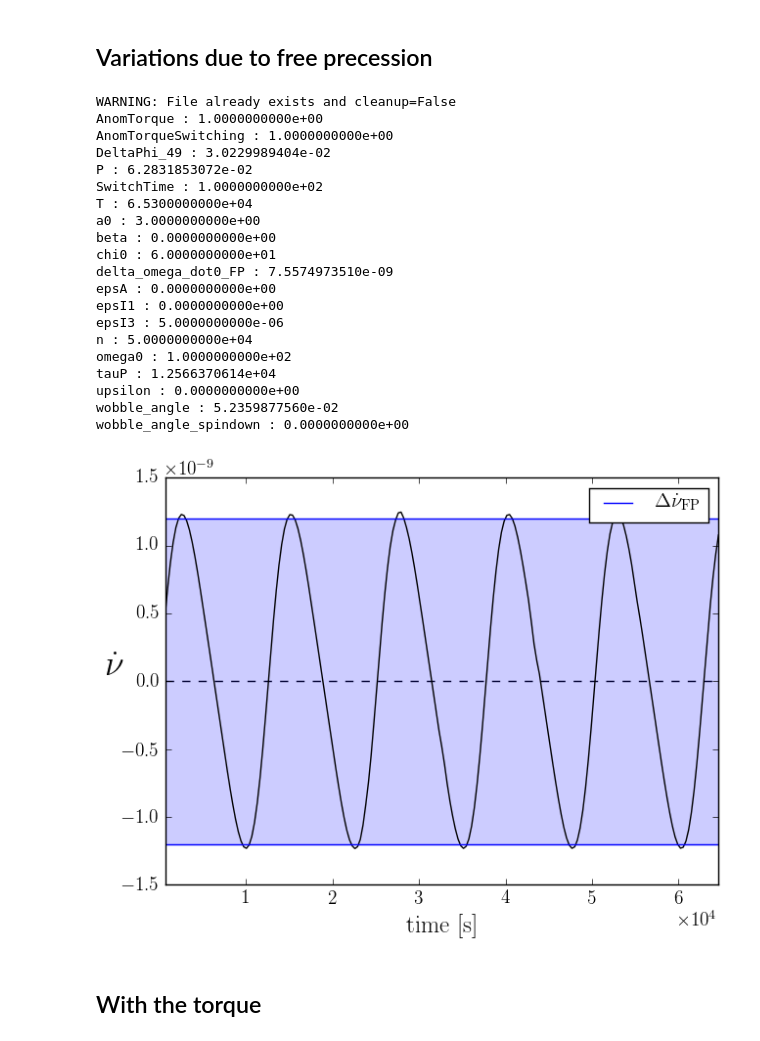
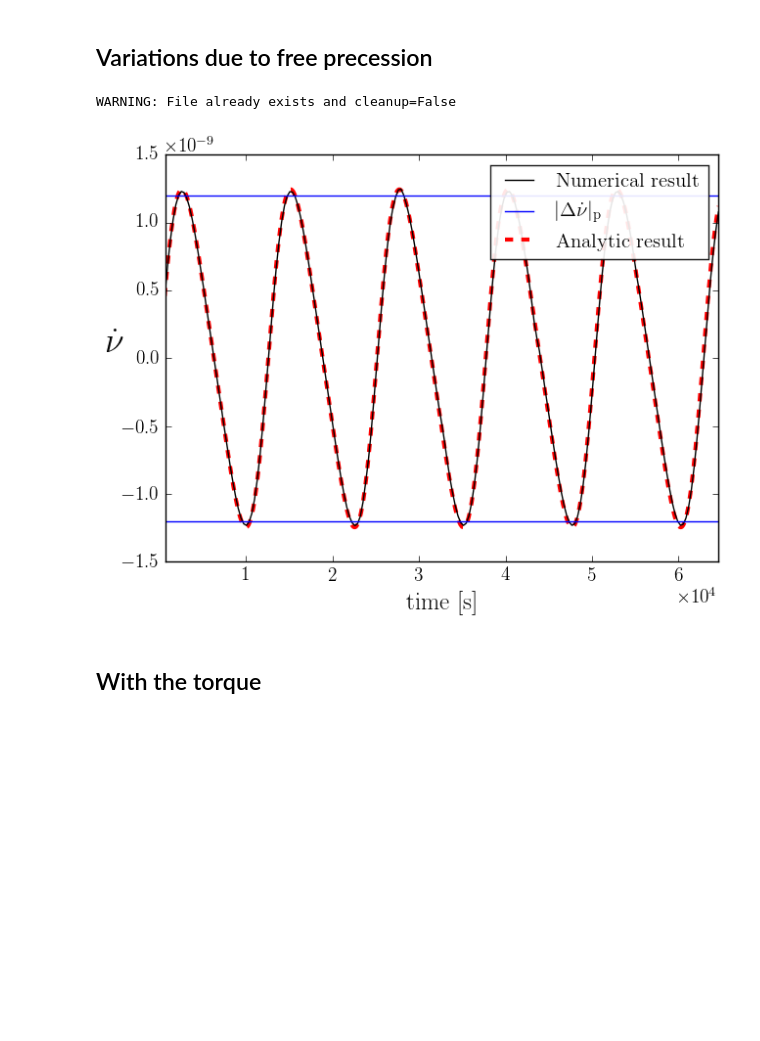
Before and after one commit to GregoryAshton/neutron_star_modelling, a Jupyter notebook: SpindownRate/Verification.ipynb, the cells around one changed output. Drawn from its saved outputs; the diff is of its cells as text; code cells hidden in the pictures; blank space fills up the shorter version.

Commit message:
Updates to spindown section
Collates all spindown work together and begins the writeup process.

```diff
--- a/SpindownRate/Verification.ipynb
+++ b/SpindownRate/Verification.ipynb
@@ -10,49 +11,48 @@ from nsmod import Plot, File_Functions, Physics_Functions
 # %% [markdown]
 ## Variations due to free precession
 # %%
+def SignalModel_FP(theta, t):
+    omega0, epsI, a0, chi = theta
+    psidot = -epsI*omega0
+    psi = psidot*t + np.pi/2.
+    return (psidot**2*(2*(sin(chi)*cos(a0) - sin(a0)*sin(psi)*cos(chi))
+                      *(sin(chi)*sin(a0)*sin(psi) + cos(chi)*cos(a0))*sin(chi)
+                      - ((sin(chi)*sin(psi)*cos(a0) - sin(a0)*cos(chi))**2
+                      + sin(chi)**2*cos(psi)**2)*cos(chi))*sin(chi)*sin(a0)
+                      *cos(psi)/((sin(chi)*sin(psi)*cos(a0)
+                    - sin(a0)*cos(chi))**2
+                      + sin(chi)**2*cos(psi)**2)**2
+                        ) / (2*np.pi)
+
 epsI3 = 5e-6
 omega0 = 1e2
 epsA = 0.0
 chi0 = 60.0
 tauP = 2 * np.pi/(epsI3 * omega0)
 T = 5.2 * tauP
 a0 = 3.0
 
 n = 50000
 error = 1e-13
 
 file_name = main(chi0=chi0, epsI3=epsI3, epsA=epsA, omega0=omega0, T=T,
                  n=n, error=error, a0=a0, cleanup=False, DryRun=False,
                  )
 
-File_Functions.PrintParameterDictionary(file_name)
+#File_Functions.PrintParameterDictionary(file_name)
 
-Plot.nu_dot(file_name, analytic=["FP"])
-plt.legend()
+ax = Plot.SpindownRate(file_name, analytic=["FP"], label="Numerical result")
+
+# Analytic plot
+time = np.linspace(0, T, 1000)
+ax.plot(time, SignalModel_FP([omega0, epsI3, np.radians(a0), np.radians(chi0)], time),
+                             "--r", lw=3.0, zorder=-10, label="Analytic result")
+plt.legend(frameon=True, loc=1, framealpha=0.9)
 plt.savefig("img/nu_dot_no_torque.pdf")
 plt.show()
 # %% [output]
 WARNING: File already exists and cleanup=False
-AnomTorque : 1.0000000000e+00
-AnomTorqueSwitching : 1.0000000000e+00
-DeltaPhi_49 : 3.0229989404e-02
-P : 6.2831853072e-02
-SwitchTime : 1.0000000000e+02
-T : 6.5300000000e+04
-a0 : 3.0000000000e+00
-beta : 0.0000000000e+00
-chi0 : 6.0000000000e+01
-delta_omega_dot0_FP : 7.5574973510e-09
-epsA : 0.0000000000e+00
-epsI1 : 0.0000000000e+00
-epsI3 : 5.0000000000e-06
-n : 5.0000000000e+04
-omega0 : 1.0000000000e+02
-tauP : 1.2566370614e+04
-upsilon : 0.0000000000e+00
-wobble_angle : 5.2359877560e-02
-wobble_angle_spindown : 0.0000000000e+00
-[figure, old version]
+[figure, new version]
 # %% [markdown]
 ## With the torque
 # %%
```
Also changed, not shown: parts of 6 cells of this notebook, 9 other files.
